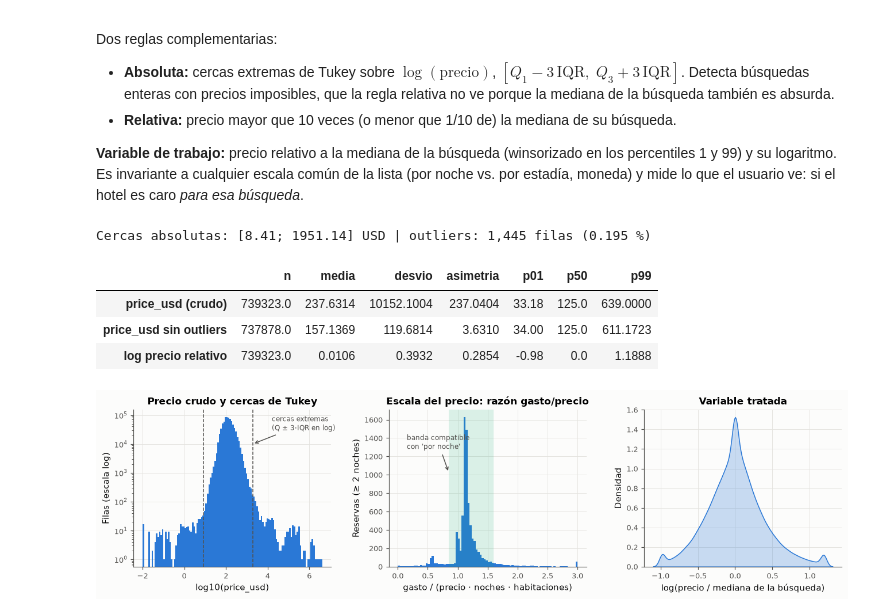
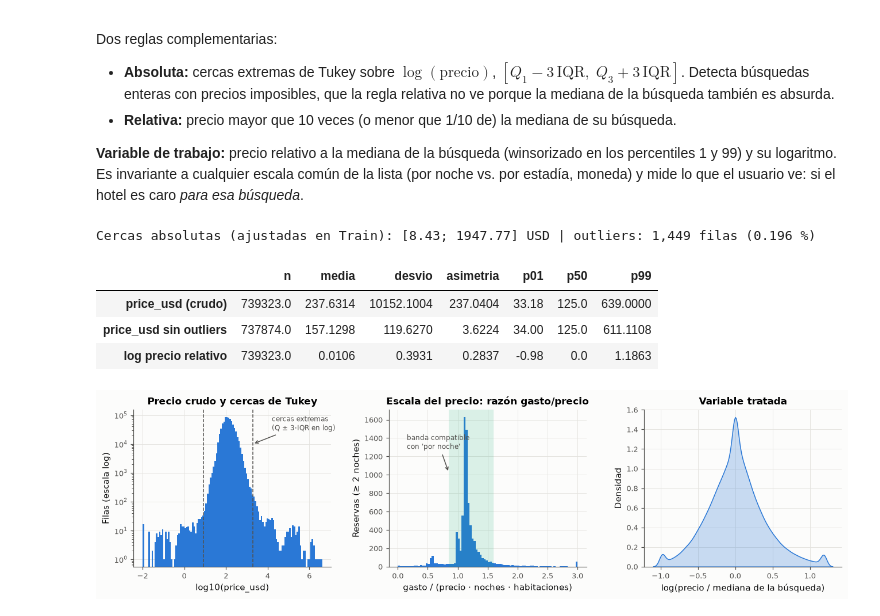
Before and after one commit to verolopezmar/TPI_Estadistica-avanzada-, a Jupyter notebook: notebooks/TP_Integrador_Final.ipynb, the cells around one changed output. Saved outputs shown, nothing was run; the diff lists cells and outputs as text; code cells hidden in the pictures.

```diff
--- a/notebooks/TP_Integrador_Final.ipynb
+++ b/notebooks/TP_Integrador_Final.ipynb
@@ -166,6 +176,9 @@ indicador binario, porque la ausencia de información es en sí misma una señal
 para el usuario.
 # %%
 df, tabla_centinelas = aplicar_centinelas(crudo)
+df["train"] = es_train(
+    df
+)  # partición fija desde acá (2.0): las transformaciones se ajustan en Train
 df["slot_especial"] = df["position"].isin(SLOTS_ESPECIALES).astype("int8")  # ver 1.1
 tabla_centinelas
 # %% [output]
@@ -231,25 +244,25 @@ percentiles 1 y 99) y su logaritmo. Es invariante a cualquier escala común de l
 noche vs. por estadía, moneda) y mide lo que el usuario ve: si el hotel es caro *para esa
 búsqueda*.
 # %%
-df = precio_relativo(df)
-lo_abs, hi_abs = cerca_tukey_log(df["price_usd"])
+df = precio_relativo(df, ajuste=df["train"])
+lo_abs, hi_abs = cerca_tukey_log(df.loc[df["train"], "price_usd"])
 print(
-    f"Cercas absolutas: [{lo_abs:.2f}; {hi_abs:.2f}] USD | outliers: {df.precio_outlier.sum():,} filas ({100 * df.precio_outlier.mean():.3f} %)"
+    f"Cercas absolutas (ajustadas en Train): [{lo_abs:.2f}; {hi_abs:.2f}] USD | outliers: {df.precio_outlier.sum():,} filas ({100 * df.precio_outlier.mean():.3f} %)"
 )
 distorsion = pd.DataFrame(
     {
         "price_usd (crudo)": resumen_distribucion(df["price_usd"]),
         "price_usd sin outliers": resumen_distribucion(df.loc[df.precio_outlier == 0, "price_usd"]),
         "log precio relativo": resumen_distribucion(df["log_precio_rel"]),
     }
 ).T
 distorsion
 # %% [output]
-Cercas absolutas: [8.41; 1951.14] USD | outliers: 1,445 filas (0.195 %)
+Cercas absolutas (ajustadas en Train): [8.43; 1947.77] USD | outliers: 1,449 filas (0.196 %)
 |  | n | media | desvio | asimetria | p01 | p50 | p99 |
 | price_usd (crudo) | 739323.0 | 237.6314 | 10152.1004 | 237.0404 | 33.18 | 125.0 | 639.0000 |
-| price_usd sin outliers | 737878.0 | 157.1369 | 119.6814 | 3.6310 | 34.00 | 125.0 | 611.1723 |
-| log precio relativo | 739323.0 | 0.0106 | 0.3932 | 0.2854 | -0.98 | 0.0 | 1.1888 |
+| price_usd sin outliers | 737874.0 | 157.1298 | 119.6270 | 3.6224 | 34.00 | 125.0 | 611.1108 |
+| log precio relativo | 739323.0 | 0.0106 | 0.3931 | 0.2837 | -0.98 | 0.0 | 1.1863 |
 # %%
 fig, ax = plt.subplots(1, 3, figsize=(12, 3.4))
 lp = np.log10(df["price_usd"].clip(lower=0.01))
```
Also changed, not shown: parts of 64 cells of this notebook, 18 other files.
